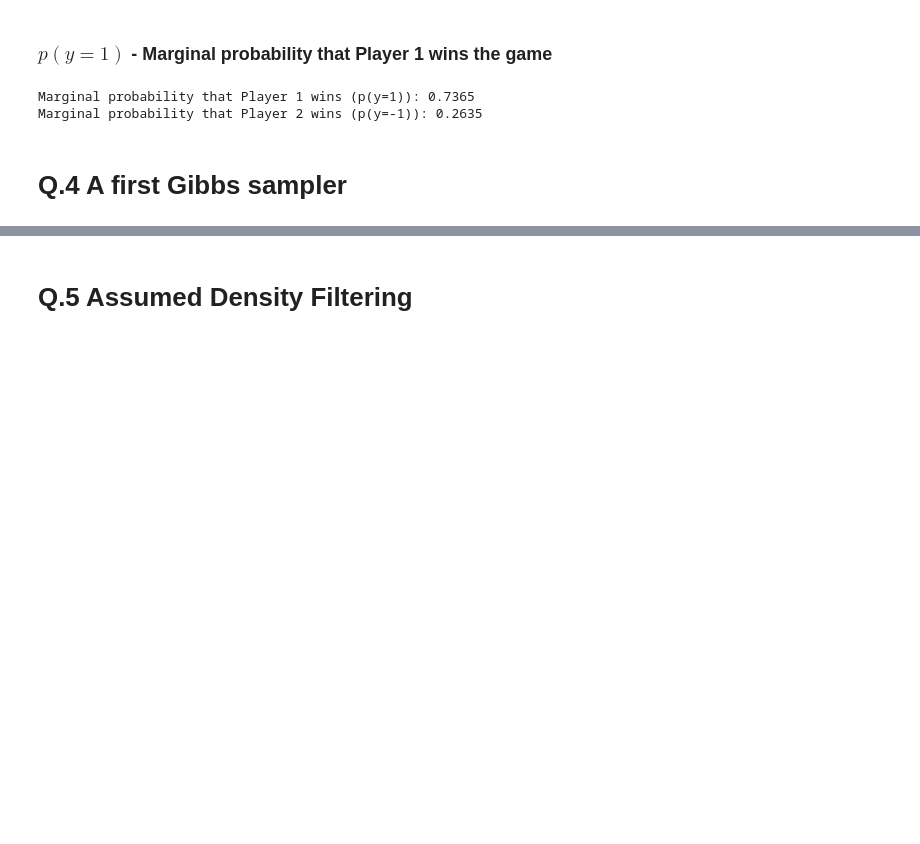
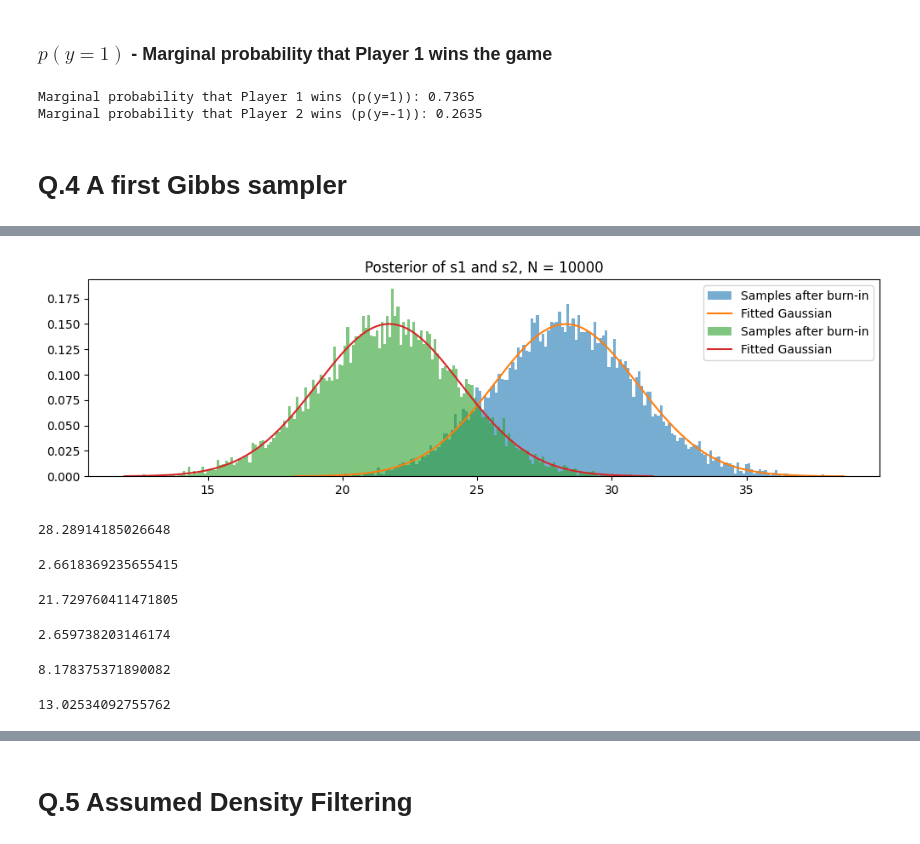
Before and after one commit to ClaudeCarlsson/Bayesian-Skill-Estimation-in-Player-Competitions, a Jupyter notebook: Project.ipynb, the cells around one changed output, grey strips where cells are left out. Drawn from its saved outputs; the diff is of its cells as text; code cells hidden in the pictures; blank space fills up the shorter version.

```diff
--- a/Project.ipynb
+++ b/Project.ipynb
@@ -241,3 +250,41 @@ plt.show()
+# %%
+fig, ax = plt.subplots(1, 1, figsize=(12, 3))
+plot_histogram_with_fitted_gaussian(s1_samples, "1", ax)
+plot_histogram_with_fitted_gaussian(s2_samples, "Posterior of s1 and s2, N = 10000", ax)
+
+plt.savefig("post_n_10000.png")
+# %% [output]
+[figure, added]
+# %%
+mu1 = np.mean(s1_samples)
+mu1
+# %% [output]
+28.28914185026648
+# %%
+sigma1 = np.std(s1_samples)
+sigma1
+# %% [output]
+2.6618369235655415
+# %%
+mu2 = np.mean(s2_samples)
+mu2
+# %% [output]
+21.729760411471805
+# %%
+sigma2 = np.std(s2_samples)
+sigma2
+# %% [output]
+2.659738203146174
+# %%
+mu3 = np.mean(t_samples)
+mu3
+# %% [output]
+8.178375371890082
+# %%
+sigma3 = np.var(t_samples[2000:])
+sigma3
+# %% [output]
+13.02534092755762
 # %%
 plt.plot(s1_samples, label="S1")
 plt.plot(s2_samples, label="S2")
```
Also changed, not shown: parts of 14 cells of this notebook, 7 other files.
